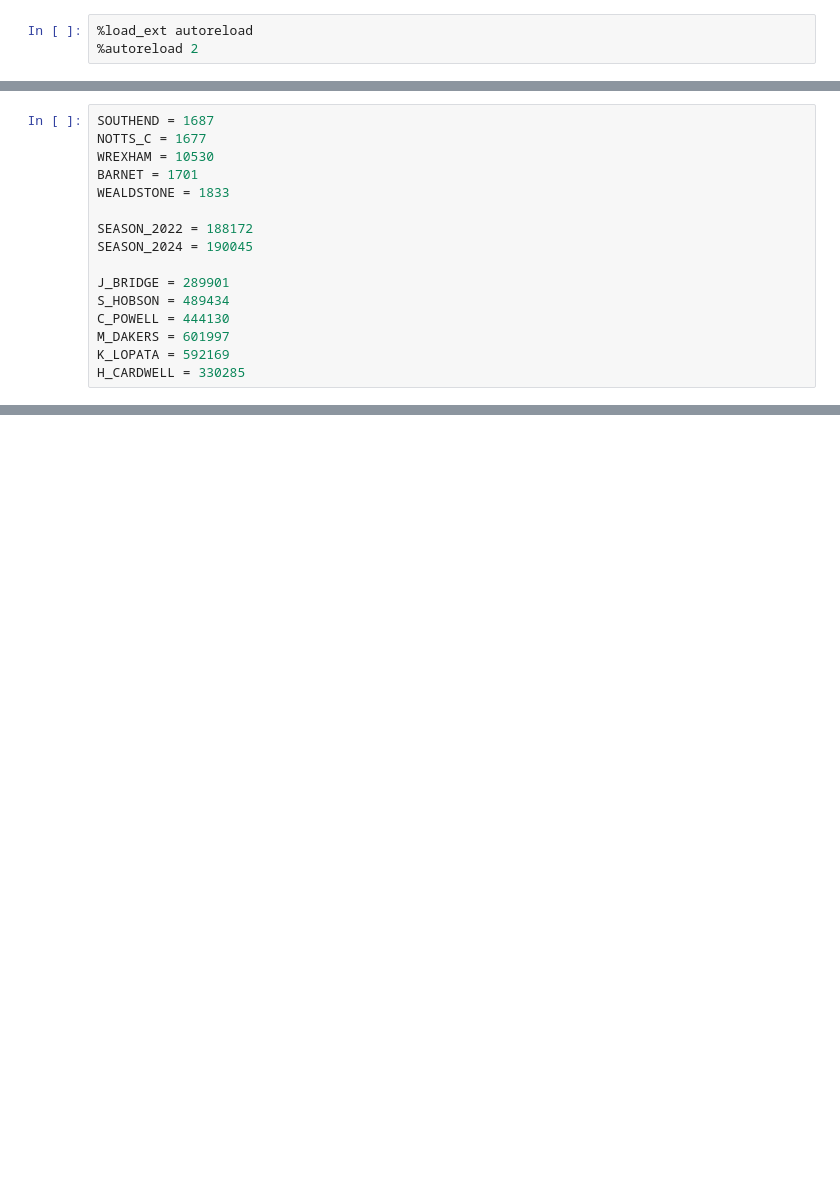
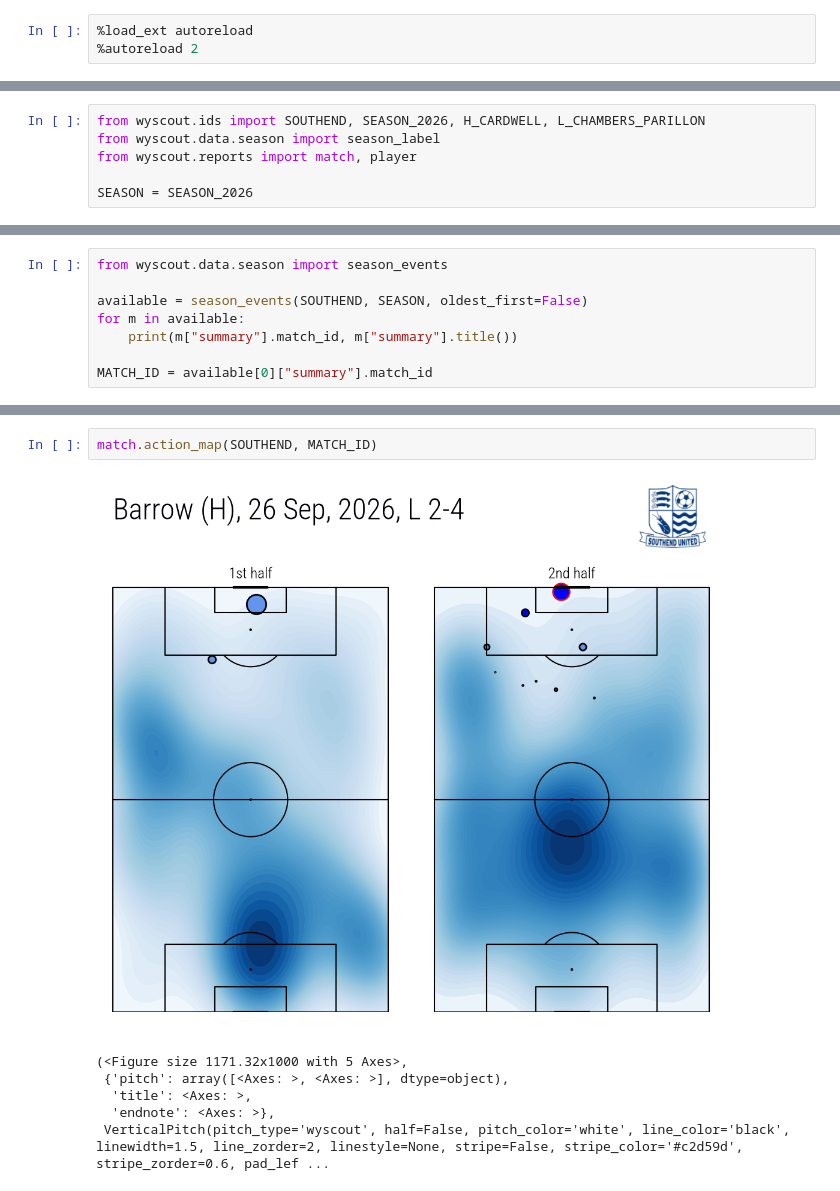
Before and after one commit to c-m-hunt/sufc_stats, a Jupyter notebook: notebooks/matchday.ipynb, the cells around one changed output, grey strips where cells are left out. Saved outputs shown, nothing was run; the diff lists cells and outputs as text; blank space fills up the shorter version.

```diff
--- a/notebooks/matchday.ipynb
+++ b/notebooks/matchday.ipynb
@@ -15,16 +13,0 @@ from wyscout.stats import get_touches_for_player
-# %%
-SOUTHEND = 1687
-NOTTS_C = 1677
-WREXHAM = 10530
-BARNET = 1701
-WEALDSTONE = 1833
-
-SEASON_2022 = 188172
-SEASON_2024 = 190045
-
-J_BRIDGE = 289901
-S_HOBSON = 489434
-C_POWELL = 444130
-M_DAKERS = 601997
-K_LOPATA = 592169
-H_CARDWELL = 330285
@@ -363,0 +27,6 @@ s+UYOSuwLsS19eE+51AkhEBP1kfjGzOYDmkDnXTa
+# %%
+from wyscout.ids import SOUTHEND, SEASON_2026, H_CARDWELL, L_CHAMBERS_PARILLON
+from wyscout.data.season import season_label
+from wyscout.reports import match, player
+
+SEASON = SEASON_2026
@@ -363,0 +38,8 @@ s+UYOSuwLsS19eE+51AkhEBP1kfjGzOYDmkDnXTa
+# %%
+from wyscout.data.season import season_events
+
+available = season_events(SOUTHEND, SEASON, oldest_first=False)
+for m in available:
+    print(m["summary"].match_id, m["summary"].title())
+
+MATCH_ID = available[0]["summary"].match_id
@@ -363,0 +62,9 @@ s+UYOSuwLsS19eE+51AkhEBP1kfjGzOYDmkDnXTa
+# %%
+match.action_map(SOUTHEND, MATCH_ID)
+# %% [output]
+[figure, added]
+(<Figure size 1171.32x1000 with 5 Axes>,
+ {'pitch': array([<Axes: >, <Axes: >], dtype=object),
+  'title': <Axes: >,
+  'endnote': <Axes: >},
+ VerticalPitch(pitch_type='wyscout', half=False, pitch_color='white', line_color='black', linewidth=1.5, line_zorder=2, linestyle=None, stripe=False, stripe_color='#c2d59d', stripe_zorder=0.6, pad_lef ...
```
Also changed, not shown: parts of 46 cells of this notebook, 13 other files.
